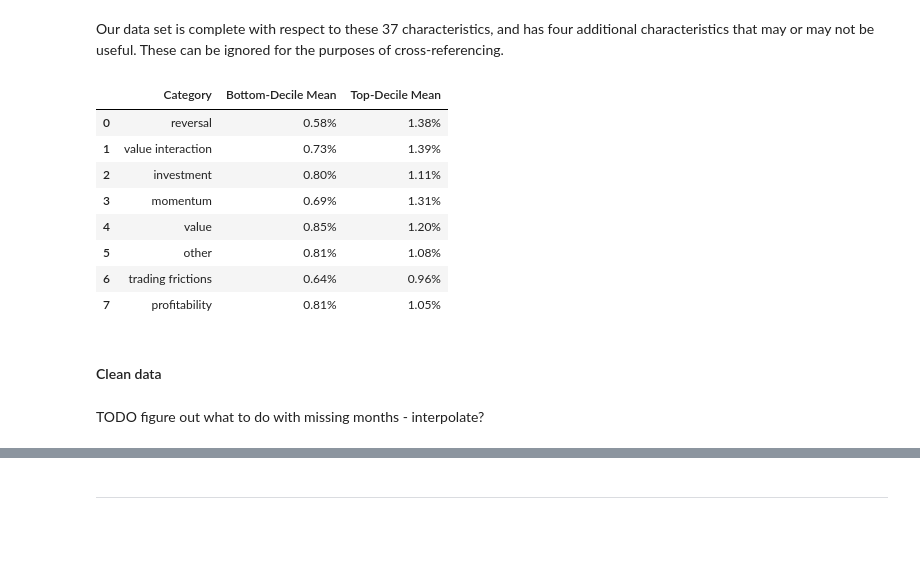
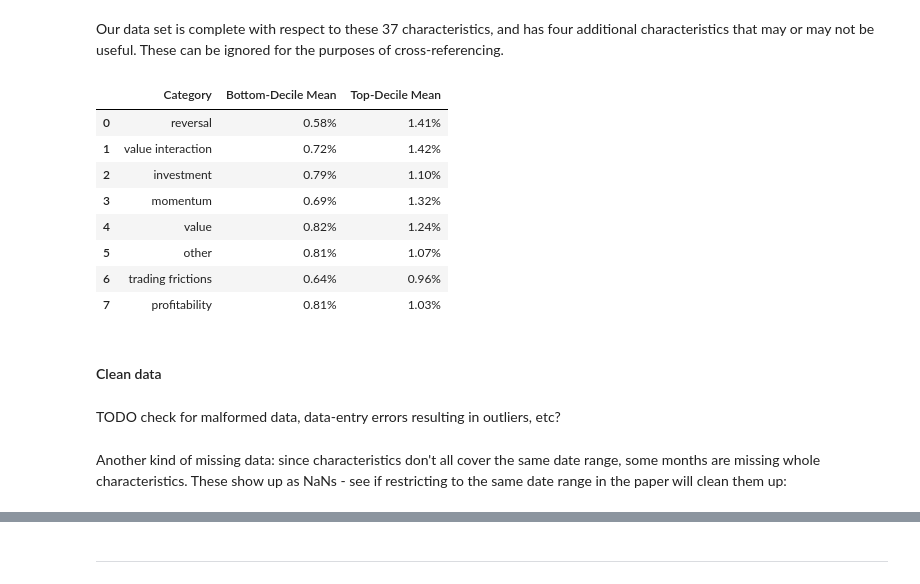
Before and after one commit to ALandon942/StockAutoencoder, a Jupyter notebook: StockPortfolioAutoencoder.ipynb, the cells around one changed output, grey strips where cells are left out. Drawn from its saved outputs; the diff is of its cells as text; code cells hidden in the pictures; blank space fills up the shorter version.

Commit message:
Data cleaning + additional notes + start of PCA step

```diff
--- a/StockPortfolioAutoencoder.ipynb
+++ b/StockPortfolioAutoencoder.ipynb
@@ -138,36 +143,36 @@ Our data set is complete with respect to these 37 characteristics, and has four
 # %%
 # Cross-reference summary statistics
 # TODO Sharpe ratio?
 categories = []
 top_decile_means = []
 bottom_decile_means = []
 for category, characteristics in firm_specific_characteristics.items():
     top_decile_sum = 0
     bottom_decile_sum = 0
     count = 0
     for characteristic in characteristics:
-        top_decile_sum += merged[characteristic + '_p10'].sum()
-        bottom_decile_sum += merged[characteristic + '_p1'].sum()
-        count += merged[characteristic + '_p1'].count() # same for all columns but this is an easy way to get at it
+        top_decile_sum += merged[characteristic + '_p10'].iloc[4:-24].sum()
+        bottom_decile_sum += merged[characteristic + '_p1'].iloc[4:-24].sum()
+        count += merged[characteristic + '_p1'].iloc[4:-24].count() # same for all columns but this is an easy way to get at it
     categories.append(category)
     top_decile_means.append(top_decile_sum / count)
     bottom_decile_means.append(bottom_decile_sum / count)
 summary_stats = pd.DataFrame()
 summary_stats['Category'] = categories
 summary_stats['Bottom-Decile Mean'] = bottom_decile_means
 summary_stats['Top-Decile Mean'] = top_decile_means
 summary_stats.style.format({'Bottom-Decile Mean': '{:.2%}'.format, 'Top-Decile Mean': '{:.2%}'.format})
 # %% [output]
 |  | Category | Bottom-Decile Mean | Top-Decile Mean |
-| 0 | reversal | 0.58% | 1.38% |
-| 1 | value interaction | 0.73% | 1.39% |
-| 2 | investment | 0.80% | 1.11% |
-| 3 | momentum | 0.69% | 1.31% |
-| 4 | value | 0.85% | 1.20% |
-| 5 | other | 0.81% | 1.08% |
+| 0 | reversal | 0.58% | 1.41% |
+| 1 | value interaction | 0.72% | 1.42% |
+| 2 | investment | 0.79% | 1.10% |
+| 3 | momentum | 0.69% | 1.32% |
+| 4 | value | 0.82% | 1.24% |
+| 5 | other | 0.81% | 1.07% |
 | 6 | trading frictions | 0.64% | 0.96% |
-| 7 | profitability | 0.81% | 1.05% |
+| 7 | profitability | 0.81% | 1.03% |
 # %% [markdown]
 #### Clean data
 # %% [markdown]
-TODO figure out what to do with missing months - interpolate?
+TODO check for malformed data, data-entry errors resulting in outliers, etc?
@@ -173,0 +181,2 @@ TODO figure out what to do with missing months - interpolate?
+# %% [markdown]
+Another kind of missing data: since characteristics don't all cover the same date range, some months are missing whole characteristics. These show up as NaNs - see if restricting to the same date range in the paper will clean them up:
```
Also changed, not shown: parts of 12 cells of this notebook.
